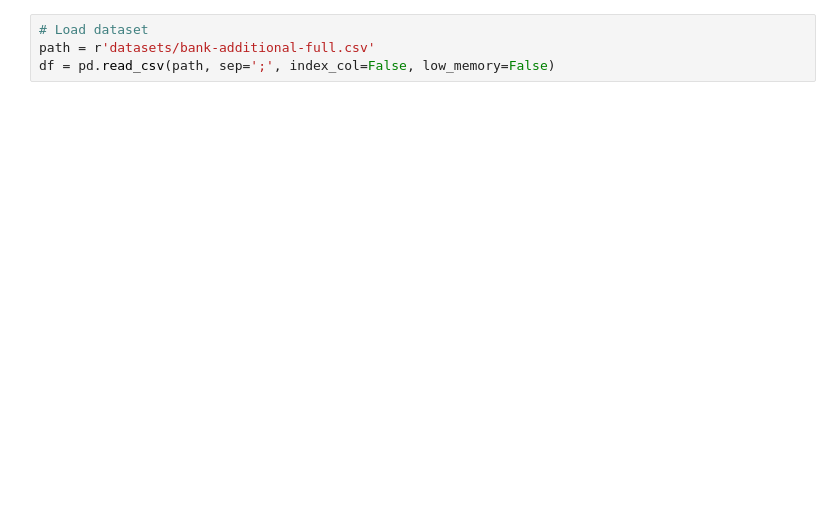
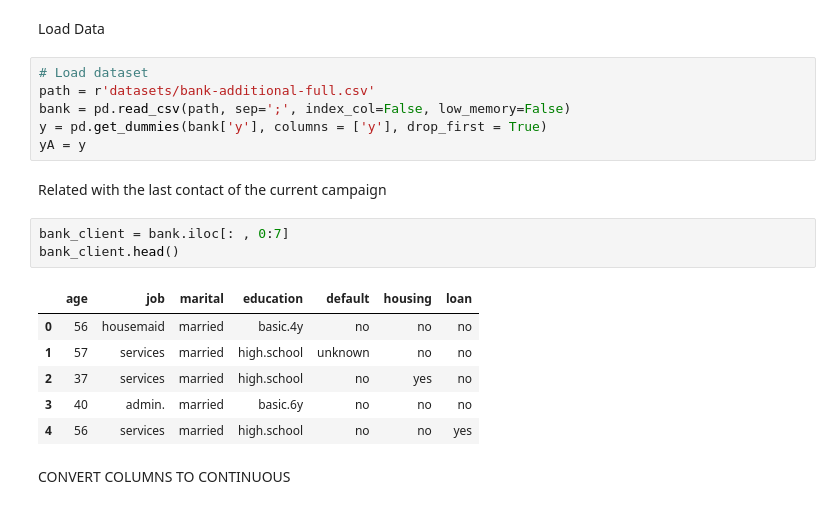
Before and after one commit to ahmedy19/bank_marketing_classification, a Jupyter notebook: bank_markeing_classification_e.ipynb, the cells around one changed output. Cells and saved outputs as stored; diff of their text form; blank space fills up the shorter version.

```diff
--- a/bank_markeing_classification_e.ipynb
+++ b/bank_markeing_classification_e.ipynb
@@ -36,4 +16,22 @@ warnings.filterwarnings('ignore')
+# %% [markdown]
+Load Data
 # %%
 # Load dataset
 path = r'datasets/bank-additional-full.csv'
-df = pd.read_csv(path, sep=';', index_col=False, low_memory=False)
+bank = pd.read_csv(path, sep=';', index_col=False, low_memory=False)
+y = pd.get_dummies(bank['y'], columns = ['y'], drop_first = True)
+yA = y
+# %% [markdown]
+ Related with the last contact of the current campaign
+# %%
+bank_client = bank.iloc[: , 0:7]
+bank_client.head()
+# %% [output]
+|  | age | job | marital | education | default | housing | loan |
+| 0 | 56 | housemaid | married | basic.4y | no | no | no |
+| 1 | 57 | services | married | high.school | unknown | no | no |
+| 2 | 37 | services | married | high.school | no | yes | no |
+| 3 | 40 | admin. | married | basic.6y | no | no | no |
+| 4 | 56 | services | married | high.school | no | no | yes |
+# %% [markdown]
+ CONVERT COLUMNS TO CONTINUOUS
```
Also changed, not shown: parts of 42 cells of this notebook.
